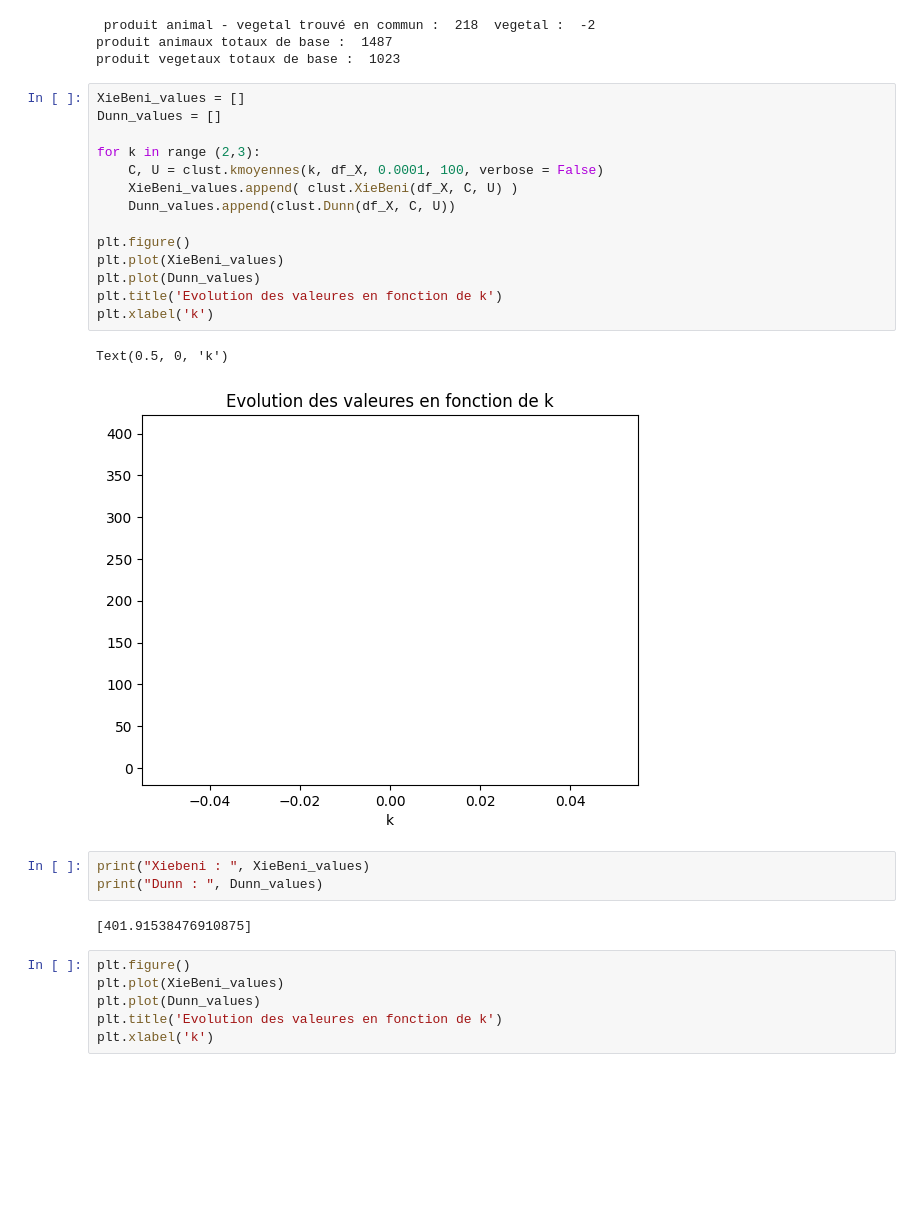
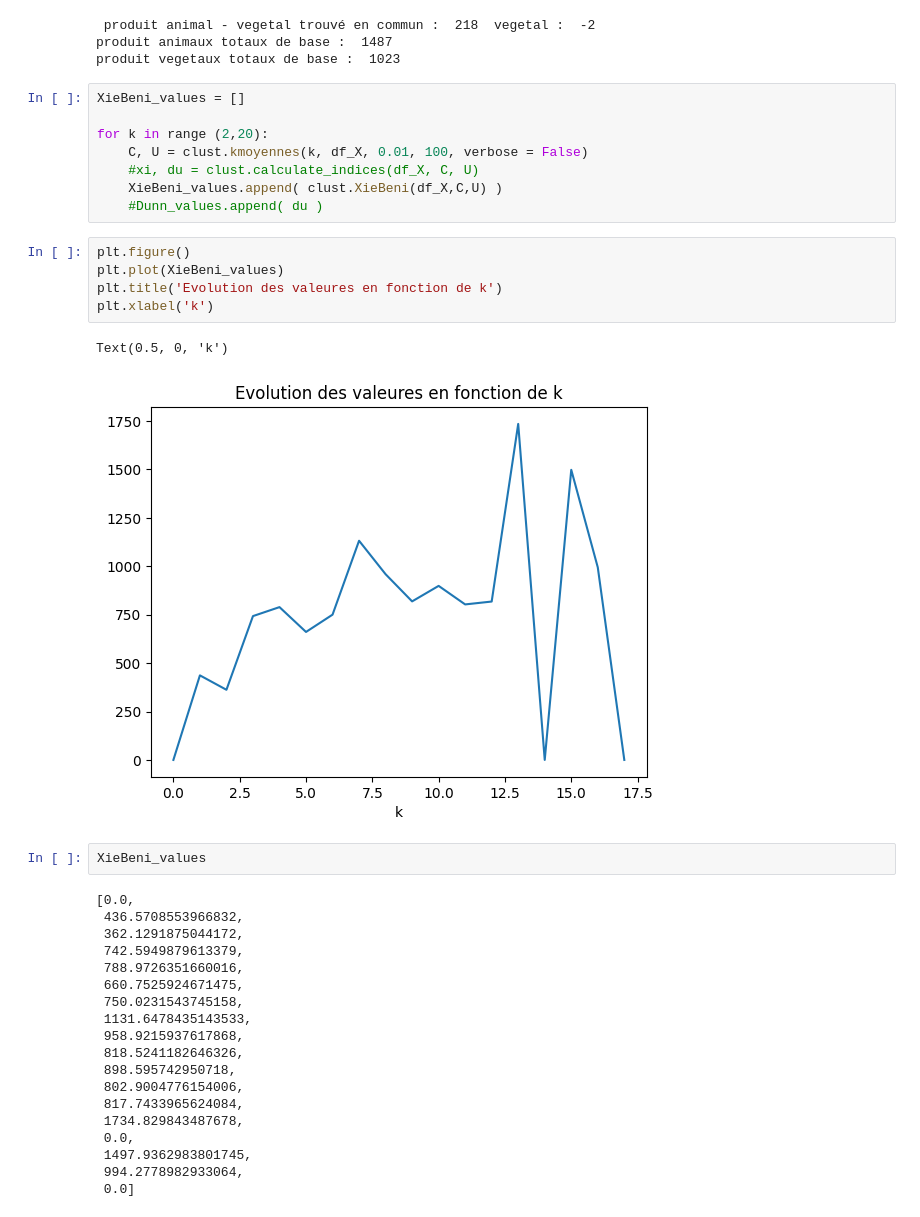
Before and after one commit to iLykTurtlz/MLAlgorithms3, a Jupyter notebook: Projet2/projet-2.ipynb, the cells around one changed output. Drawn from its saved outputs; the diff is of its cells as text; blank space fills up the shorter version.

```diff
--- a/Projet2/projet-2.ipynb
+++ b/Projet2/projet-2.ipynb
@@ -835,29 +832,38 @@ produit animaux totaux de base :  1487
 produit vegetaux totaux de base :  1023
 # %%
 XieBeni_values = []
-Dunn_values = []
 
-for k in range (2,3):
-    C, U = clust.kmoyennes(k, df_X, 0.0001, 100, verbose = False)
-    XieBeni_values.append( clust.XieBeni(df_X, C, U) )
-    Dunn_values.append(clust.Dunn(df_X, C, U))
-
-plt.figure()
-plt.plot(XieBeni_values)
-plt.plot(Dunn_values)
-plt.title('Evolution des valeures en fonction de k')
-plt.xlabel('k')
+for k in range (2,20):
+    C, U = clust.kmoyennes(k, df_X, 0.01, 100, verbose = False)
+    #xi, du = clust.calculate_indices(df_X, C, U)
+    XieBeni_values.append( clust.XieBeni(df_X,C,U) )
+    #Dunn_values.append( du )
-# %% [output]
-Text(0.5, 0, 'k')
-[figure, removed]
-# %%
-print("Xiebeni : ", XieBeni_values)
-print("Dunn : ", Dunn_values)
-# %% [output]
-[401.91538476910875]
 # %%
 plt.figure()
 plt.plot(XieBeni_values)
-plt.plot(Dunn_values)
 plt.title('Evolution des valeures en fonction de k')
 plt.xlabel('k')
+# %% [output]
+Text(0.5, 0, 'k')
+[figure, added]
+# %%
+XieBeni_values
+# %% [output]
+[0.0,
+ 436.5708553966832,
+ 362.1291875044172,
+ 742.5949879613379,
+ 788.9726351660016,
+ 660.7525924671475,
+ 750.0231543745158,
+ 1131.6478435143533,
+ 958.9215937617868,
+ 818.5241182646326,
+ 898.595742950718,
+ 802.9004776154006,
+ 817.7433965624084,
+ 1734.829843487678,
+ 0.0,
+ 1497.9362983801745,
+ 994.2778982933064,
+ 0.0]
```
Also changed, not shown: parts of 9 cells of this notebook, 1 other file.
